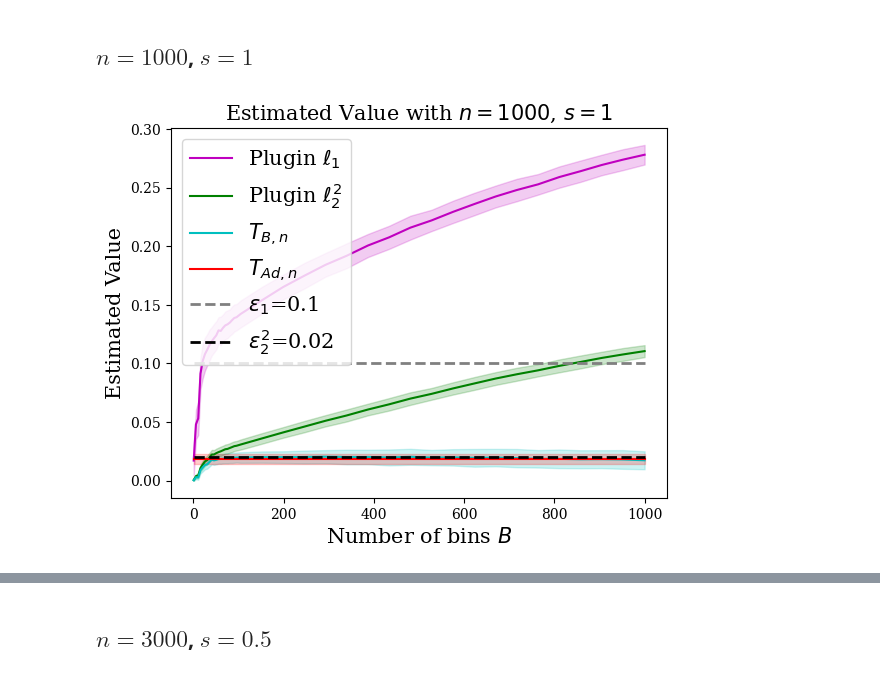
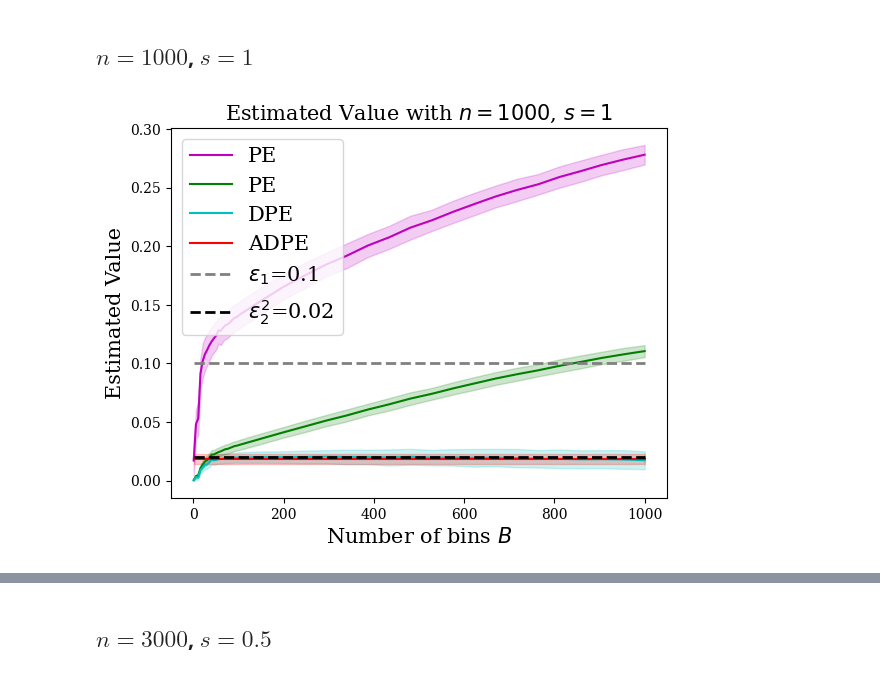
Before and after one commit to shuoli90/Rank-Calibration, a Jupyter notebook: toy model ece/Calibration_estimate.ipynb, the cells around one changed output, grey strips where cells are left out. Cells and saved outputs as stored; diff of their text form; code cells hidden in the pictures.

```diff
--- a/toy model ece/Calibration_estimate.ipynb
+++ b/toy model ece/Calibration_estimate.ipynb
@@ -86,4 +52,9 @@ def real_ece(p, smoothness, half_num_waves, scale):
 # %%
+estimate_dict = {'PE': lambda c, y, B: plugin_ece_est(c, y, B, 1, False),\
+                 'PE2': lambda c, y, B: plugin_ece_est(c, y, B, 2, False),\
+                 'DPE': lambda c, y, B: plugin_ece_est(c, y, B, 2, True),\
+                 'ADPE': lambda c, y: adaptive_ece_est(c, y)}
+
 def evaluation_calibrated(n, B_list, num_trials, estimate_dict):
 
   res = {key: np.zeros((num_trials, len(B_list))) for key in estimate_dict.keys()}
@@ -92,7 +63,7 @@ def evaluation_calibrated(n, B_list, num_trials, estimate_dict):
     y = np.random.binomial(1, c, n) # discrete label
 
     for key, estimate in estimate_dict.items():
-      if key != 'adaptive':
+      if key != 'ADPE':
         for idx_B, B in enumerate(B_list):
             res[key][idx_trial][idx_B] = estimate(c, y, B)
       else:
@@ -109,16 +80,11 @@ def evaluation_non_calibrated(n, B_list, s, m, rho, num_trials, estimate_dict):
 
     for idx_B, B in enumerate(B_list):
       for key, estimate in estimate_dict.items():
-        if key != 'adaptive':
+        if key != 'ADPE':
             res[key][idx_trial][idx_B] = estimate(c, y, B)
         else:
           res[key][idx_trial][idx_B] = estimate(c, y) if idx_B == 0 else res[key][idx_trial][0]
   return res
-# %%
-estimate_dict = {'plugin1': lambda c, y, B: plugin_ece_est(c, y, B, 1, False),\
-                 'plugin2': lambda c, y, B: plugin_ece_est(c, y, B, 2, False),\
-                 'debiased': lambda c, y, B: plugin_ece_est(c, y, B, 2, True),\
-                 'adaptive': lambda c, y: adaptive_ece_est(c, y)}
 # %% [markdown]
 # A synthetic perfectly calibrated toy model with $Y|C\sim {\rm Bernoulli}(C)$.
 # %%
@@ -158,37 +124,37 @@ plt.show()
 # %%
 np.random.seed(2024) # reproducibility
 
 n = 1000
 s = 1
 m = int(n**(2 / (4*s + 1)))//2
 rho = 100
 num_trials = 300
 
 B_list = list(range(1, 101, 5))+list(np.linspace(105, n, 20).astype(int))
 res = evaluation_non_calibrated(n, B_list, s, m, rho, num_trials, estimate_dict)
 
 eps1, eps2_square = real_ece(1, s, m, rho), real_ece(2, s, m, rho)
 
-plt.plot(B_list, res['plugin1'].mean(axis=0), label='Plugin $\ell_1$', color='m')
-plt.fill_between(B_list, res['plugin1'].mean(axis=0)-res['plugin1'].std(axis=0), res['plugin1'].mean(axis=0)+res['plugin1'].std(axis=0), color='m', alpha=0.2)
+plt.plot(B_list, res['PE'].mean(axis=0), label='PE', color='m')
+plt.fill_between(B_list, res['PE'].mean(axis=0)-res['PE'].std(axis=0), res['PE'].mean(axis=0)+res['PE'].std(axis=0), color='m', alpha=0.2)
 
-plt.plot(B_list, res['plugin2'].mean(axis=0), label='Plugin $\ell_2^2$', color='g')
-plt.fill_between(B_list, res['plugin2'].mean(axis=0)-res['plugin2'].std(axis=0), res['plugin2'].mean(axis=0)+res['plugin2'].std(axis=0), color='g', alpha=0.2)
+plt.plot(B_list, res['PE2'].mean(axis=0), label='PE', color='g')
+plt.fill_between(B_list, res['PE2'].mean(axis=0)-res['PE2'].std(axis=0), res['PE2'].mean(axis=0)+res['PE2'].std(axis=0), color='g', alpha=0.2)
 
-plt.plot(B_list, res['debiased'].mean(axis=0), label='$T_{B,n}$', color='c')
-plt.fill_between(B_list, res['debiased'].mean(axis=0)-res['debiased'].std(axis=0), res['debiased'].mean(axis=0)+res['debiased'].std(axis=0), color='c', alpha=0.2)
+plt.plot(B_list, res['DPE'].mean(axis=0), label='DPE', color='c')
+plt.fill_between(B_list, res['DPE'].mean(axis=0)-res['DPE'].std(axis=0), res['DPE'].mean(axis=0)+res['DPE'].std(axis=0), color='c', alpha=0.2)
 
-plt.plot(B_list, res['adaptive'].mean(axis=0), label='$T_{Ad,n}$', color='r')
-plt.fill_between(B_list, res['adaptive'].mean(axis=0)-res['adaptive'].std(axis=0), res['adaptive'].mean(axis=0)+res['adaptive'].std(axis=0), color='r', alpha=0.2)
+plt.plot(B_list, res['ADPE'].mean(axis=0), label='ADPE', color='r')
+plt.fill_between(B_list, res['ADPE'].mean(axis=0)-res['ADPE'].std(axis=0), res['ADPE'].mean(axis=0)+res['ADPE'].std(axis=0), color='r', alpha=0.2)
 
 plt.plot(B_list, np.ones_like(B_list)*eps1,'--', label='$\epsilon_1$='+str(round(eps1, 3)), color='grey', linewidth=2)
 plt.plot(B_list, np.ones_like(B_list)*eps2_square,'--', label='$\epsilon_2^2$='+str(round(eps2_square, 3)), color='black', linewidth=2)
 
 plt.xlabel('Number of bins $B$', fontsize=15)
 plt.ylabel('Estimated Value', fontsize=15)
 plt.title(f'Estimated Value with $n={n}$, $s={s}$', fontsize=15)
 plt.legend(fontsize=15, loc='upper left')
 plt.show()
 # %% [output]
-[figure, old version]
+[figure, new version]
 # %%
```
Also changed, not shown: parts of 7 cells of this notebook, 2 other files.
